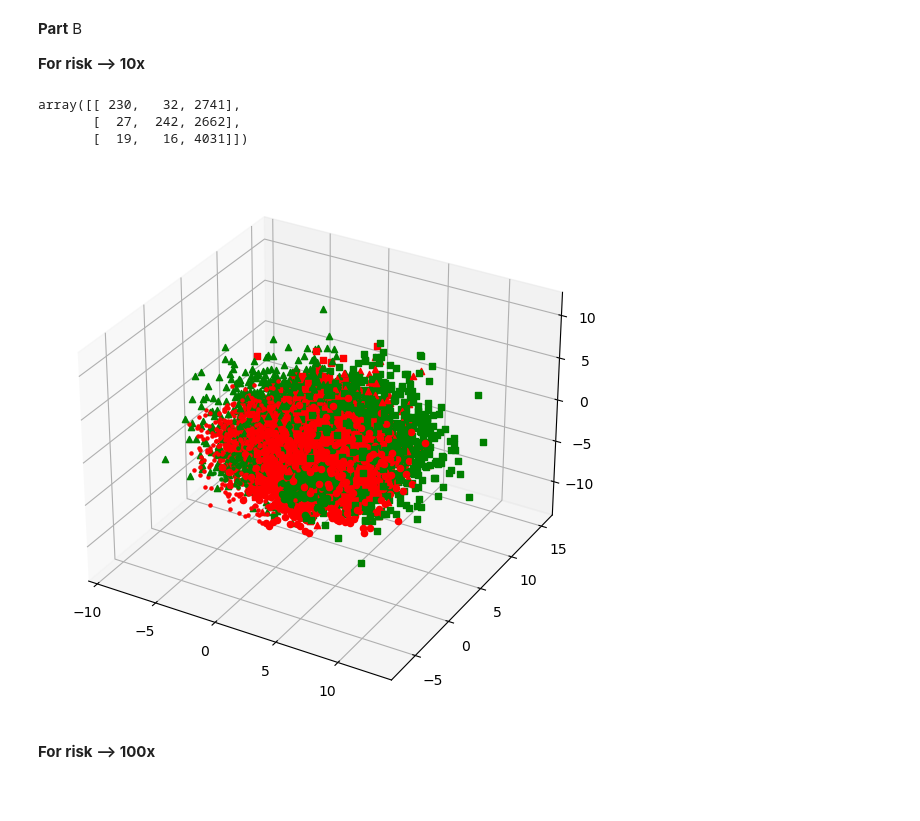
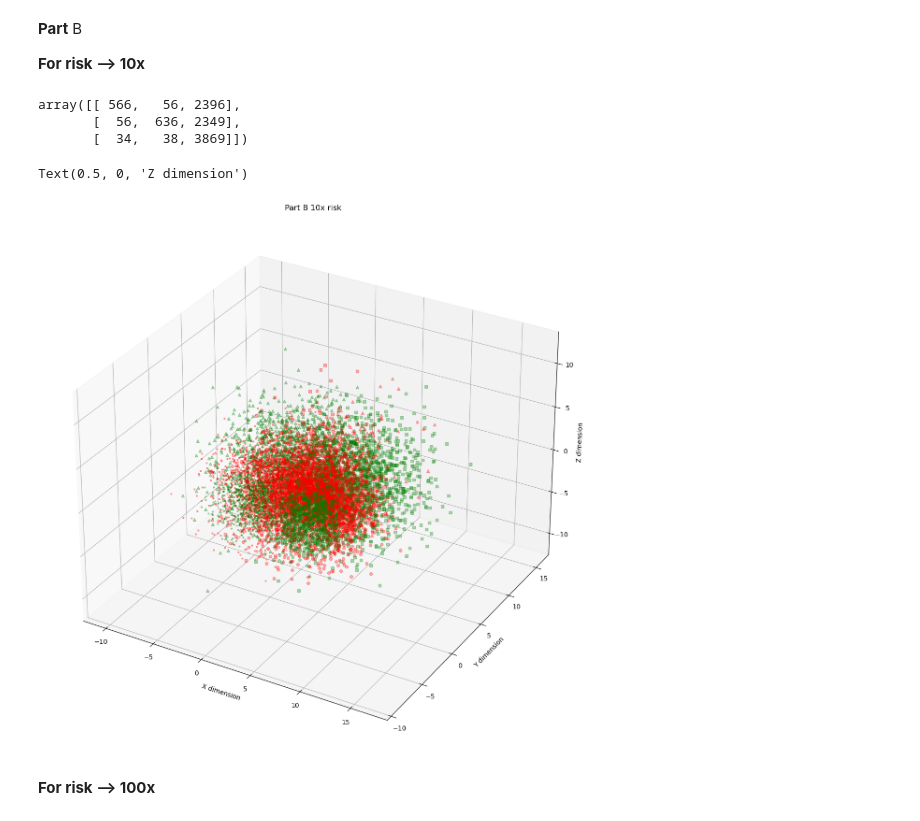
Before and after one commit to KartikeyNEU/ECE-AI-and-Pattern-Recognition, a Jupyter notebook: Homework 1/PS1.2.ipynb, the cells around one changed output. Cells and saved outputs as stored; diff of their text form; code cells hidden in the pictures.

```diff
--- a/Homework 1/PS1.2.ipynb
+++ b/Homework 1/PS1.2.ipynb
@@ -14,16 +14,16 @@ correct = 0
 # Defining perameters
 rng = np.random.default_rng()
 mean1 = (0,0,0)
-cov1 = np.array([[4,0,0], [0,4,0], [0,0,4]])
+cov1 = np.array([[5,0,0], [0,5,0], [0,0,5]])
 
-mean2 = (4,0,0)
-cov2 = np.array([[4,0,0], [0,4,0], [0,0,4]])
+mean2 = (5,0,0)
+cov2 = np.array([[5,0,0], [0,5,0], [0,0,5]])
 
-mean3 = (0, 3.464, 0)
-cov3 = np.array([[8,0,0], [0,8,0], [0,0,8]])
+mean3 = (0, 4.3, 0)
+cov3 = np.array([[10,0,0], [0,10,0], [0,0,10]])
 
-mean4 = (4, 3.464, 0)
-cov4 = np.array([[8,0,0], [0,8,0], [0,0,8]])
+mean4 = (5, 4.3, 0)
+cov4 = np.array([[10,0,0], [0,10,0], [0,0,10]])
 
 
 prior1 = 0.3
@@ -127,6 +127,6 @@ array([[2002,  446,  555],
 # %%
 # Lets plot the Data
-fig = plt.figure(figsize = (10, 7))
+fig = plt.figure(figsize = (15, 15))
 ax = plt.axes(projection ="3d")
 correct = 0
 
@@ -148,5 +148,11 @@ def iscorrect(slice_no):
         return 'red'
 
 for i in range(len(Xi)):
-    ax.scatter3D(X[i,0], X[i,1], X[i,2], marker = mark(i), color = iscorrect(i))
+
+    ax.scatter3D(X[i,0], X[i,1], X[i,2], marker = mark(i), color = iscorrect(i), alpha = 0.3)
+
+plt.title("Part A 0-1 loss")
+ax.set_xlabel('X dimension')
+ax.set_ylabel('Y dimension')
+ax.set_zlabel('Z dimension')
 # %% [output]
@@ -179,39 +186,45 @@ Xguess_scaled = np.array(Xguess_scaled)
 Xguess_scaled[Xguess_scaled == 4] = 3
 Xi_scaled[Xi_scaled == 4] = 3
 
 confusion_matrix = metrics.confusion_matrix(Xi_scaled, Xguess_scaled)
 
 display(confusion_matrix)
 
 # Lets plot the Data
-fig = plt.figure(figsize = (10, 7))
+fig = plt.figure(figsize = (15, 15))
 ax = plt.axes(projection ="3d")
 correct = 0
 
 def mark(slice_no):
     if Xi[slice_no] == 1:
         return '.'
     if Xi[slice_no] == 2:
         return 'o'
     if Xi[slice_no] == 3:
         return '^'
     if Xi[slice_no] == 4:
         return 's'
 
 
 def iscorrect(slice_no):
     if Xi[slice_no] == Xguess[slice_no]:
         return 'green'
     if Xi[slice_no] != Xguess[slice_no]:
         return 'red'
 
 for i in range(len(Xi)):
-    ax.scatter3D(X[i,0], X[i,1], X[i,2], marker = mark(i), color = iscorrect(i))
+    ax.scatter3D(X[i,0], X[i,1], X[i,2], marker = mark(i), color = iscorrect(i), alpha = 0.3)
+
+plt.title("Part B 10x risk")
+ax.set_xlabel('X dimension')
+ax.set_ylabel('Y dimension')
+ax.set_zlabel('Z dimension')
 # %% [output]
-array([[ 230,   32, 2741],
-       [  27,  242, 2662],
-       [  19,   16, 4031]])
+array([[ 566,   56, 2396],
+       [  56,  636, 2349],
+       [  34,   38, 3869]])
+Text(0.5, 0, 'Z dimension')
-[figure, old version]
+[figure, new version]
 # %% [markdown]
 **For risk --> 100x**
 # %%
```
Also changed, not shown: parts of 3 cells of this notebook, 2 other files.
